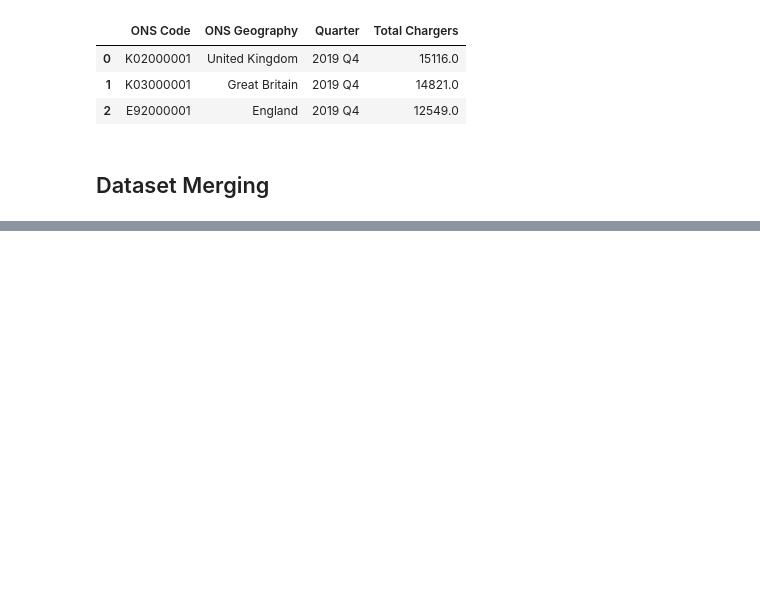
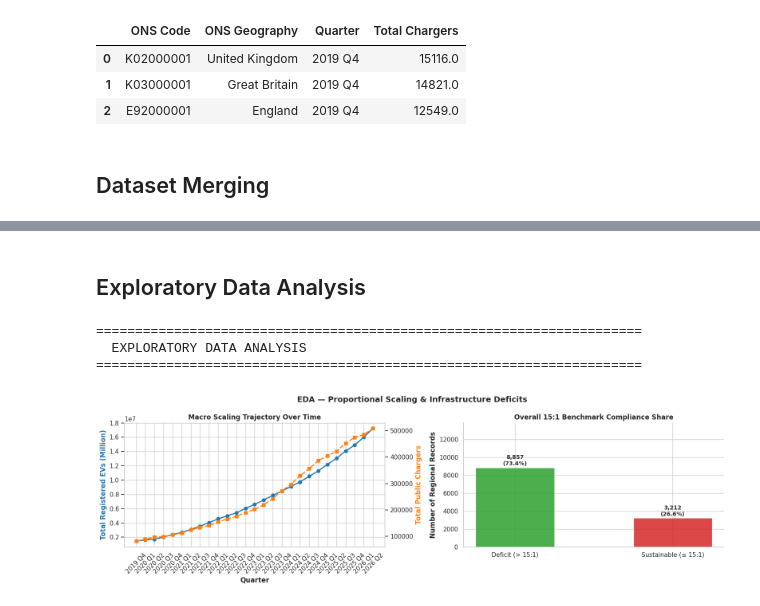
Before and after one commit to leon72305-source/DSAI_FINAL, a Jupyter notebook: DSandAIP2027_Drafts.ipynb, the cells around one changed output, grey strips where cells are left out. Cells and saved outputs as stored; diff of their text form; code cells hidden in the pictures; blank space fills up the shorter version.

Commit message:
Commit: Exploratory Data Analysis Drafted

```diff
--- a/DSandAIP2027_Drafts.ipynb
+++ b/DSandAIP2027_Drafts.ipynb
@@ -28,3 +37,8 @@ import seaborn as sns
+# %%
+def section(title):
+    print('\n' + '=' * 70)
+    print(f'  {title}')
+    print('=' * 70)
 # %% [markdown]
 ## Loading the datasets
 # %%
@@ -64,14 +81,3 @@ print("df_chargers columns:", df_chargers.columns[:2].tolist())
-# %%
-# Extract the unique ONS codes present in the charger dataset
-valid_codes = df_chargers['Local authority / region code'].unique()
-
-# Filter df_piv to keep only rows where the ONS code exists in df_chargers
-df_piv = df_piv[df_piv['ONS Code'].isin(valid_codes)]
-
-valid_codes = df_piv['ONS Code'].unique()
-
-# Filter df_piv to keep only rows where the ONS code exists in df_chargers
-df_chargers = df_chargers[df_chargers['Local authority / region code'].isin(valid_codes)]
 # %%
 #Standardizes column names with same data values for both datasets
 df_chargers = df_chargers.rename(columns={
@@ -360,0 +361,64 @@ df_core Shape: (10935, 6)
+# %% [markdown]
+## Exploratory Data Analysis
+# %%
+section('EXPLORATORY DATA ANALYSIS')
+
+sns.set_theme(style="whitegrid")
+
+#Chronological sorting and handles missing chargers in earlier years
+df_core = df_core.sort_values(by=['ONS Code', 'Quarter'])
+df_core['Total Chargers'] = df_core['Total Chargers'].fillna(0)
+
+#Calculates EV-to-Charger ratio and deficit based of the 15:1 threshold
+df_core['EV_Charger_Ratio'] = np.where(
+    df_core['Total Chargers'] > 0, #Checks if region has 0 regions, which sets its value to false
+    df_core['Total EVs'] / df_core['Total Chargers'], #Divides electric vehicles against chargers row-by-row
+    df_core['Total EVs']
+)
+df_core['Deficit_Status'] = np.where(df_core['EV_Charger_Ratio'] > 15,
+                                     'Deficit (> 15:1)',
+                                     'Sustainable (≤ 15:1)')
+
+fig, axes = plt.subplots(1, 2, figsize=(16, 5))
+fig.suptitle('EDA — Proportional Scaling & Infrastructure Deficits', fontsize=14, fontweight='bold')
+
+ax1 = axes[0]
+quarterly_totals = df_core.groupby('Quarter')[['Total EVs', 'Total Chargers']].sum().reset_index()
+
+ax1.plot(quarterly_totals['Quarter'], quarterly_totals['Total EVs'], label='Total EVs (Sum)', color='#1f77b4', marker='o', linewidth=2)
+ax1.set_title('Macro Scaling Trajectory Over Time', fontweight='bold')
+ax1.set_ylabel('Total Registered EVs (Million)', color='#1f77b4', fontweight='bold')
+ax1.set_xlabel('Quarter', fontweight='bold')
+ax1.tick_params(axis='x', rotation=45)
+[ax1.spines[s].set_visible(False) for s in ['top', 'right']]
+
+ax2 = ax1.twinx()
+ax2.plot(quarterly_totals['Quarter'], quarterly_totals['Total Chargers'], label='Total Chargers (Sum)', color='#ff7f0e', marker='s', linewidth=2, linestyle='--')
+ax2.set_ylabel('Total Public Chargers', color='#ff7f0e', fontweight='bold')
+ax2.grid(False) # Prevent gridline clashing
+[ax2.spines[s].set_visible(False) for s in ['top', 'left']]
+
+ax3 = axes[1]
+status_counts = df_core['Deficit_Status'].value_counts()
+
+bars = ax3.bar(status_counts.index, status_counts.values, color=['#2ca02c', '#d62728'], alpha=0.85, edgecolor='white', width=0.5)
+total_records = len(df_core)
+
+for bar in bars:
+    height = bar.get_height()
+    percentage = (height / total_records) * 100
+    ax3.text(bar.get_x() + bar.get_width()/2, height + (total_records * 0.01),
+            f'{height:,}\n({percentage:.1f}%)', ha='center', va='bottom', fontsize=10, fontweight='bold')
+
+ax3.set_title('Overall 15:1 Benchmark Compliance Share', fontweight='bold')
+ax3.set_ylabel('Number of Regional Records', fontweight='bold')
+ax3.set_ylim(0, total_records * 1.15) # Leave room for text labels
+[ax3.spines[s].set_visible(False) for s in ['top', 'right']]
+
+plt.tight_layout()
+plt.show()
+# %% [output]
+======================================================================
+  EXPLORATORY DATA ANALYSIS
+======================================================================
+[figure, added]
```
Also changed, not shown: parts of 11 cells of this notebook.
